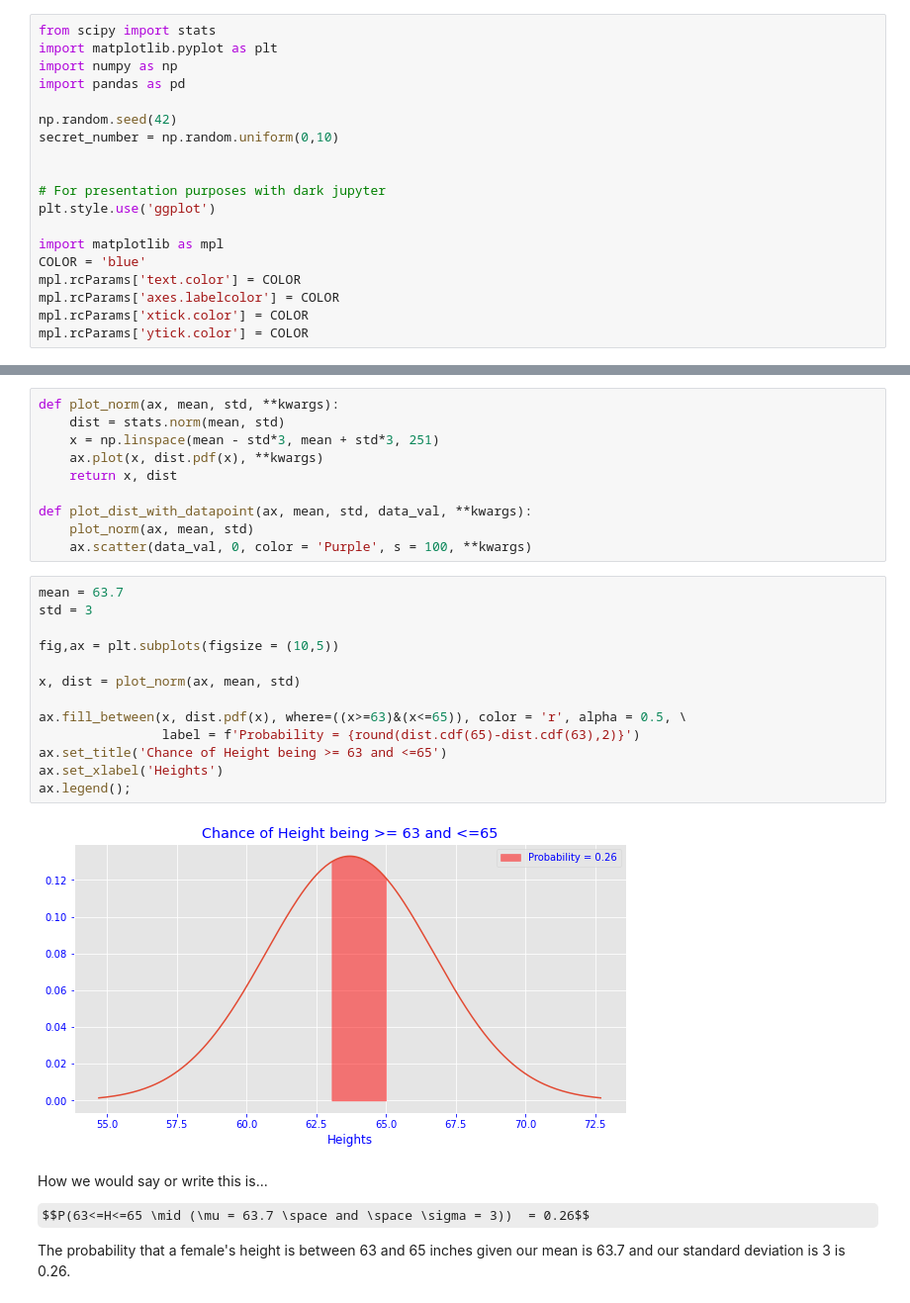
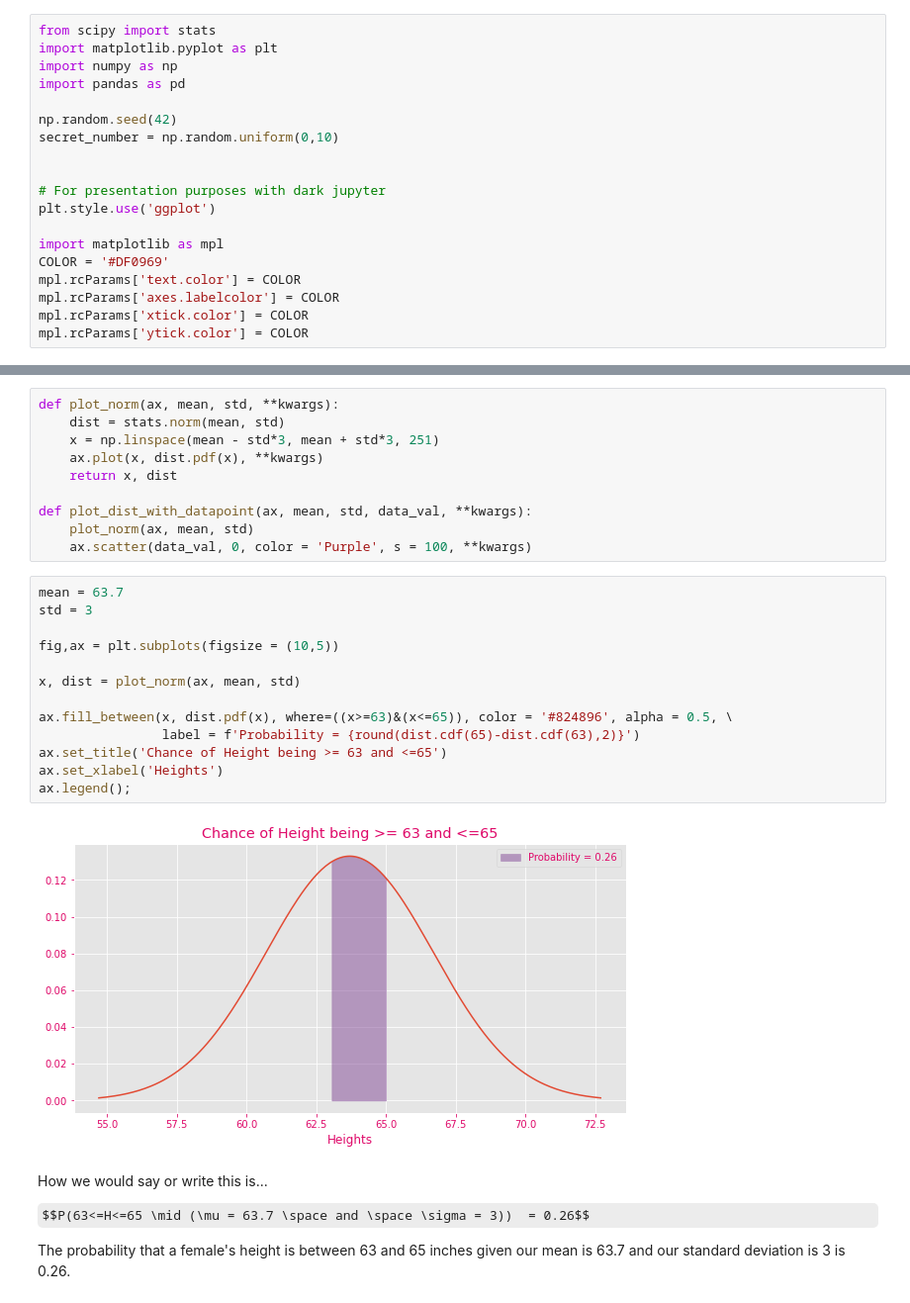
Before and after one commit to MekdiYilma/notes, a Jupyter notebook: maximum-likelihood/mle_post_lecture.ipynb, the cells around one changed output, grey strips where cells are left out. Shown at 99% size. Saved outputs shown, nothing was run; the diff lists cells and outputs as text; some formulas as TeX source.

```diff
--- a/maximum-likelihood/mle_post_lecture.ipynb
+++ b/maximum-likelihood/mle_post_lecture.ipynb
@@ -22,7 +22,7 @@ secret_number = np.random.uniform(0,10)
 plt.style.use('ggplot')
 
 import matplotlib as mpl
-COLOR = 'blue'
+COLOR = '#DF0969'
 mpl.rcParams['text.color'] = COLOR
 mpl.rcParams['axes.labelcolor'] = COLOR
 mpl.rcParams['xtick.color'] = COLOR
@@ -50,18 +76,18 @@ def plot_dist_with_datapoint(ax, mean, std, data_val, **kwargs):
 # %%
 mean = 63.7
 std = 3
 
 fig,ax = plt.subplots(figsize = (10,5))
 
 x, dist = plot_norm(ax, mean, std)
 
-ax.fill_between(x, dist.pdf(x), where=((x>=63)&(x<=65)), color = 'r', alpha = 0.5, \
+ax.fill_between(x, dist.pdf(x), where=((x>=63)&(x<=65)), color = '#824896', alpha = 0.5, \
                 label = f'Probability = {round(dist.cdf(65)-dist.cdf(63),2)}')
 ax.set_title('Chance of Height being >= 63 and <=65')
 ax.set_xlabel('Heights')
 ax.legend();
 # %% [output]
-[figure, old version]
+[figure, new version]
 # %% [markdown]
 How we would say or write this is...
 
```
Also changed, not shown: parts of 28 cells of this notebook.
